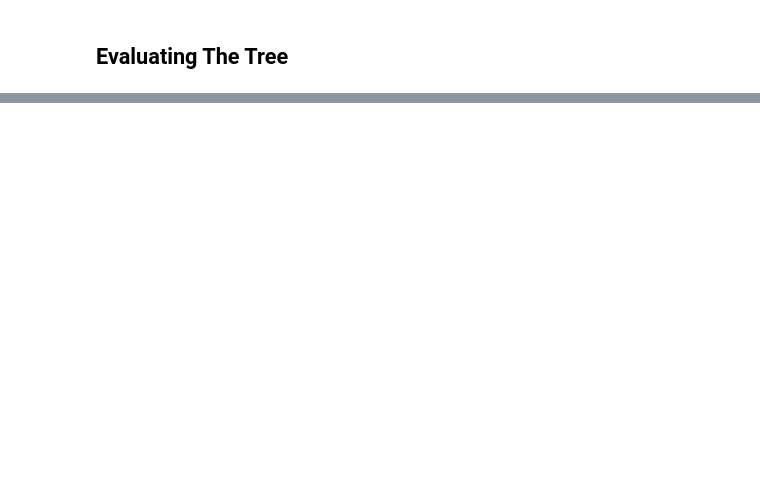
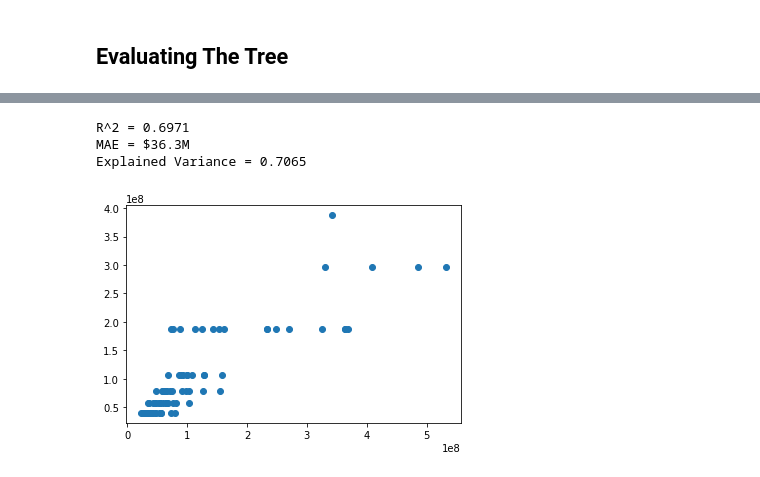
Before and after one commit to Jbroski/movie-data, a Jupyter notebook: Movie Decision Trees.ipynb, the cells around one changed output, grey strips where cells are left out. Cells and saved outputs as stored; diff of their text form; code cells hidden in the pictures; blank space fills up the shorter version.

```diff
--- a/Movie Decision Trees.ipynb
+++ b/Movie Decision Trees.ipynb
@@ -206,0 +166,9 @@ RMSE = $41.98M
+# %%
+short_tree = DecisionTreeRegressor(max_depth=3)
+short_tree.fit(trainX,trainY)
+evaluate(short_tree)
+# %% [output]
+R^2 = 0.6971
+MAE = $36.3M
+Explained Variance = 0.7065
+[figure, added]
```
Also changed, not shown: parts of 30 cells of this notebook.
